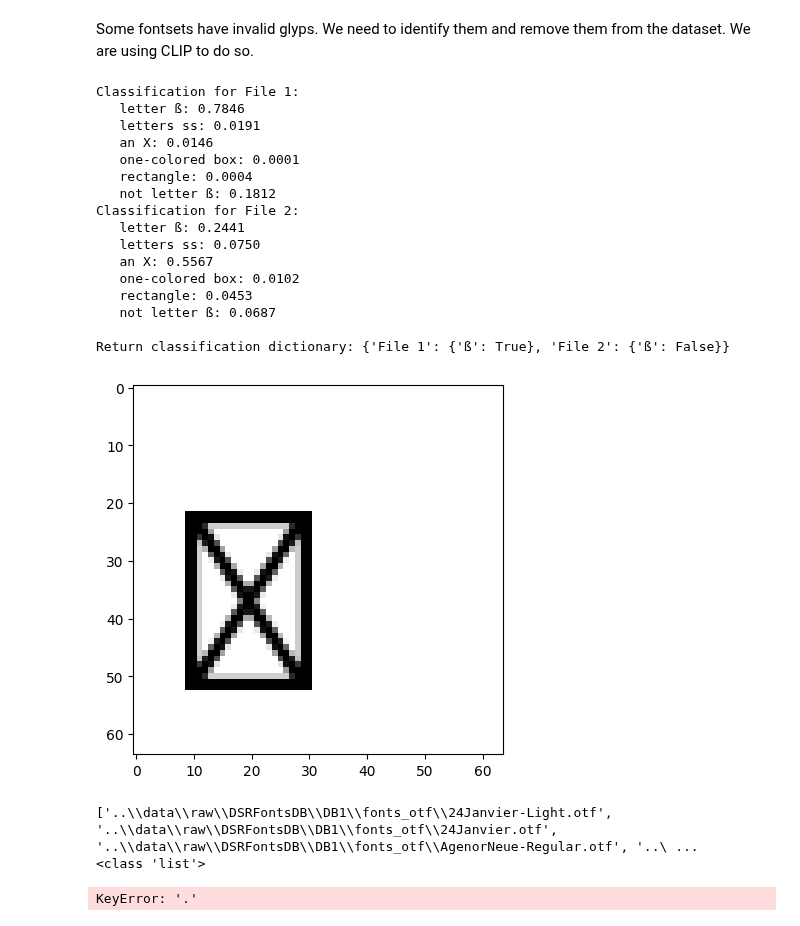
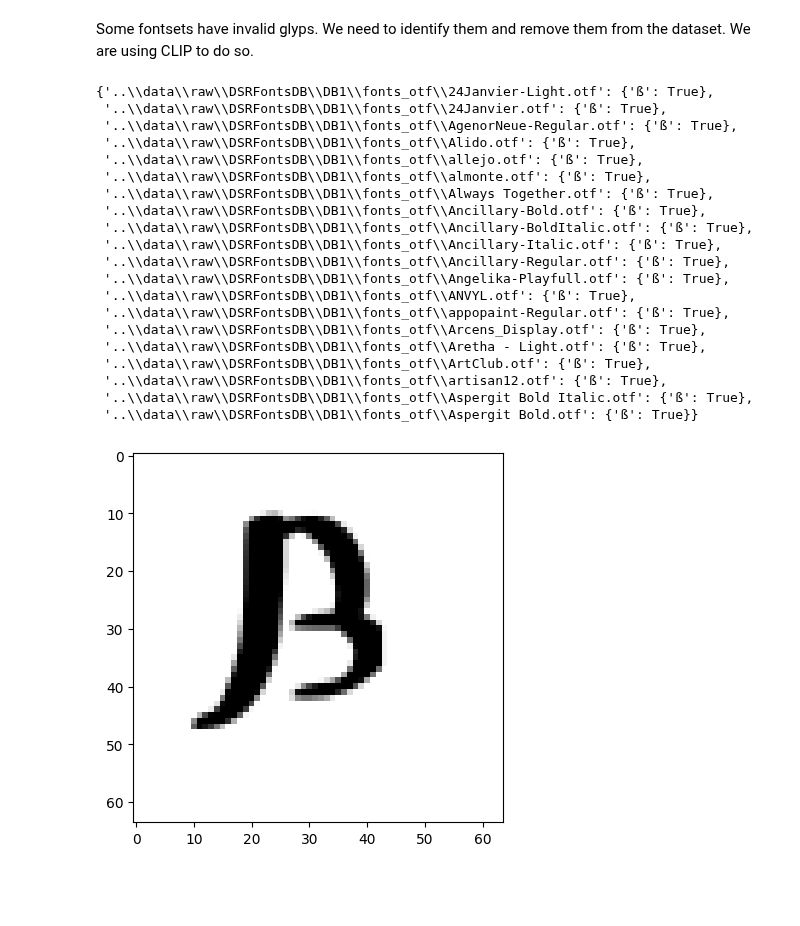
Before and after one commit to Johannes-Schall/AI_Font_Generator, a Jupyter notebook: notebooks/collecting_all_fonts.ipynb, the cells around one changed output. Saved outputs shown, nothing was run; the diff lists cells and outputs as text; code cells hidden in the pictures; blank space fills up the shorter version.

```diff
--- a/notebooks/collecting_all_fonts.ipynb
+++ b/notebooks/collecting_all_fonts.ipynb
@@ -119,38 +117,41 @@ Processed 50777 fonts. Found 26198 usable fonts.
 Some fontsets have invalid glyps. We need to identify them and remove them from the dataset.
 We are using CLIP to do so.
 # %%
+from src.data import datarenderer
+import matplotlib.pyplot as plt
+
+
 text_query = ['letter ß', 'letters ss', 'an X', 'one-colored box', 'rectangle', 'not letter ß']
+test_fonts_paths =['../data/raw/DSRFontsDB/DB1/fonts_otf/24Janvier-Light.otf', '../data/raw/DSRFontsDB/DB1/fonts_otf/AUSTRALIA-TITLE.otf']
+path_to_valid_fonts = fh.font_file_list()
 
-img_arrays_test = datarenderer.render_fonts(['../data/raw/DSRFontsDB/DB1/fonts_otf/24Janvier-Light.otf', '../data/raw/DSRFontsDB/DB1/fonts_otf/AUSTRALIA-TITLE.otf'], chars='ß')
+
+test_fonts_paths = path_to_valid_fonts[0:20]
+
+img_arrays_test = datarenderer.render_fonts(test_fonts_paths, chars='ß')
 plt.imshow(img_arrays_test[1,:,:, 0], cmap='gray')
-print(f"\nReturn classification dictionary: {cl.evaluate_image(['File 1', 'File 2'], img_arrays_test[:,:,:, 0], text_query, 'ß', verbose=True)}")
+cl.evaluate_image(test_fonts_paths, 'ß', verbose=False)
+
+# img_arrays_test[:,:,:, 0],
 # %% [output]
-Classification for File 1:
-   letter ß: 0.7846
-   letters ss: 0.0191
-   an X: 0.0146
-   one-colored box: 0.0001
-   rectangle: 0.0004
-   not letter ß: 0.1812
-Classification for File 2:
-   letter ß: 0.2441
-   letters ss: 0.0750
-   an X: 0.5567
-   one-colored box: 0.0102
-   rectangle: 0.0453
-   not letter ß: 0.0687
-
-Return classification dictionary: {'File 1': {'ß': True}, 'File 2': {'ß': False}}
+{'..\\data\\raw\\DSRFontsDB\\DB1\\fonts_otf\\24Janvier-Light.otf': {'ß': True},
+ '..\\data\\raw\\DSRFontsDB\\DB1\\fonts_otf\\24Janvier.otf': {'ß': True},
+ '..\\data\\raw\\DSRFontsDB\\DB1\\fonts_otf\\AgenorNeue-Regular.otf': {'ß': True},
+ '..\\data\\raw\\DSRFontsDB\\DB1\\fonts_otf\\Alido.otf': {'ß': True},
+ '..\\data\\raw\\DSRFontsDB\\DB1\\fonts_otf\\allejo.otf': {'ß': True},
+ '..\\data\\raw\\DSRFontsDB\\DB1\\fonts_otf\\almonte.otf': {'ß': True},
+ '..\\data\\raw\\DSRFontsDB\\DB1\\fonts_otf\\Always Together.otf': {'ß': True},
+ '..\\data\\raw\\DSRFontsDB\\DB1\\fonts_otf\\Ancillary-Bold.otf': {'ß': True},
+ '..\\data\\raw\\DSRFontsDB\\DB1\\fonts_otf\\Ancillary-BoldItalic.otf': {'ß': True},
+ '..\\data\\raw\\DSRFontsDB\\DB1\\fonts_otf\\Ancillary-Italic.otf': {'ß': True},
+ '..\\data\\raw\\DSRFontsDB\\DB1\\fonts_otf\\Ancillary-Regular.otf': {'ß': True},
+ '..\\data\\raw\\DSRFontsDB\\DB1\\fonts_otf\\Angelika-Playfull.otf': {'ß': True},
+ '..\\data\\raw\\DSRFontsDB\\DB1\\fonts_otf\\ANVYL.otf': {'ß': True},
+ '..\\data\\raw\\DSRFontsDB\\DB1\\fonts_otf\\appopaint-Regular.otf': {'ß': True},
+ '..\\data\\raw\\DSRFontsDB\\DB1\\fonts_otf\\Arcens_Display.otf': {'ß': True},
+ '..\\data\\raw\\DSRFontsDB\\DB1\\fonts_otf\\Aretha - Light.otf': {'ß': True},
+ '..\\data\\raw\\DSRFontsDB\\DB1\\fonts_otf\\ArtClub.otf': {'ß': True},
+ '..\\data\\raw\\DSRFontsDB\\DB1\\fonts_otf\\artisan12.otf': {'ß': True},
+ '..\\data\\raw\\DSRFontsDB\\DB1\\fonts_otf\\Aspergit Bold Italic.otf': {'ß': True},
+ '..\\data\\raw\\DSRFontsDB\\DB1\\fonts_otf\\Aspergit Bold.otf': {'ß': True}}
-[figure, old version]
+[figure, new version]
-# %%
-path_to_valid_fonts = fh.font_file_list()
-
-print(path_to_valid_fonts[0:5])
-print(type(path_to_valid_fonts))
-# %% [output]
-['..\\data\\raw\\DSRFontsDB\\DB1\\fonts_otf\\24Janvier-Light.otf', '..\\data\\raw\\DSRFontsDB\\DB1\\fonts_otf\\24Janvier.otf', '..\\data\\raw\\DSRFontsDB\\DB1\\fonts_otf\\AgenorNeue-Regular.otf', '..\ ...
-<class 'list'>
-# %%
-fh.is_glyph_usable(path_to_valid_fonts[0], 'ß')
-# %% [output]
-KeyError: '.'
```
Also changed, not shown: parts of 6 cells of this notebook, 7 other files.
